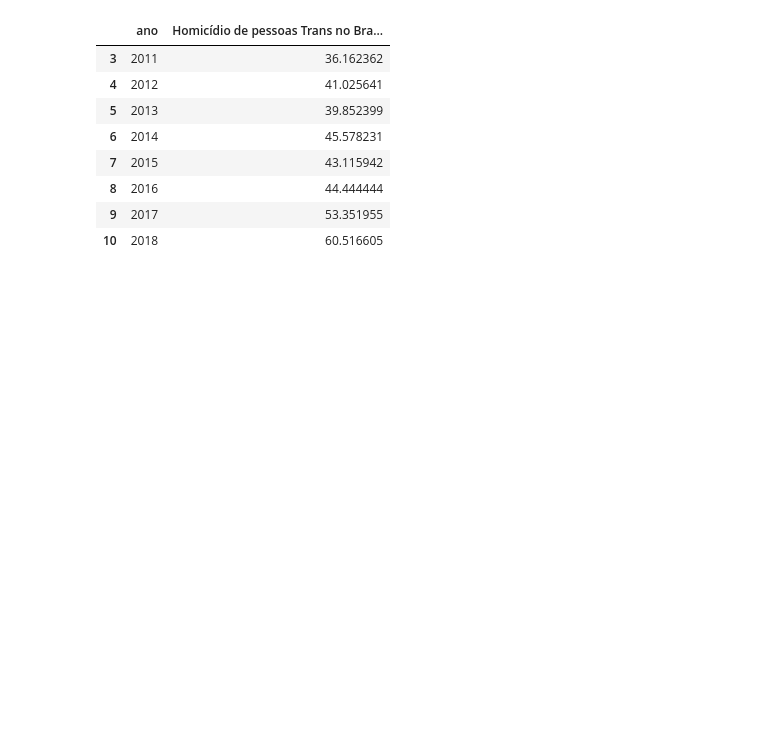
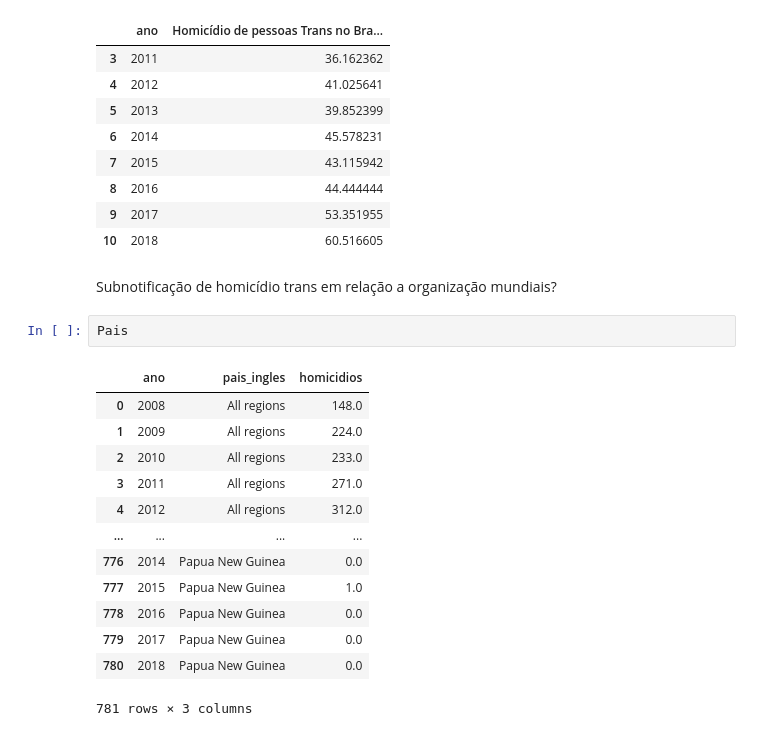
Before and after one commit to YasminForestti/Processo-seletivo-Analytica-2022, a Jupyter notebook: LGBTQIA+fobia.ipynb, the cells around one changed output. Saved outputs shown, nothing was run; the diff lists cells and outputs as text; blank space fills up the shorter version.

```diff
--- a/LGBTQIA+fobia.ipynb
+++ b/LGBTQIA+fobia.ipynb
@@ -198,3 +198,21 @@ porcentagem_mortes_brasil
 | 8 | 2016 | 44.444444 |
 | 9 | 2017 | 53.351955 |
 | 10 | 2018 | 60.516605 |
+# %% [markdown]
+Subnotificação de homicídio trans em relação a organização mundiais?
+# %%
+Pais
+# %% [output]
+|  | ano | pais_ingles | homicidios |
+| 0 | 2008 | All regions | 148.0 |
+| 1 | 2009 | All regions | 224.0 |
+| 2 | 2010 | All regions | 233.0 |
+| 3 | 2011 | All regions | 271.0 |
+| 4 | 2012 | All regions | 312.0 |
+| ... | ... | ... | ... |
+| 776 | 2014 | Papua New Guinea | 0.0 |
+| 777 | 2015 | Papua New Guinea | 1.0 |
+| 778 | 2016 | Papua New Guinea | 0.0 |
+| 779 | 2017 | Papua New Guinea | 0.0 |
+| 780 | 2018 | Papua New Guinea | 0.0 |
+781 rows × 3 columns
```
Also changed, not shown: parts of 6 cells of this notebook.
